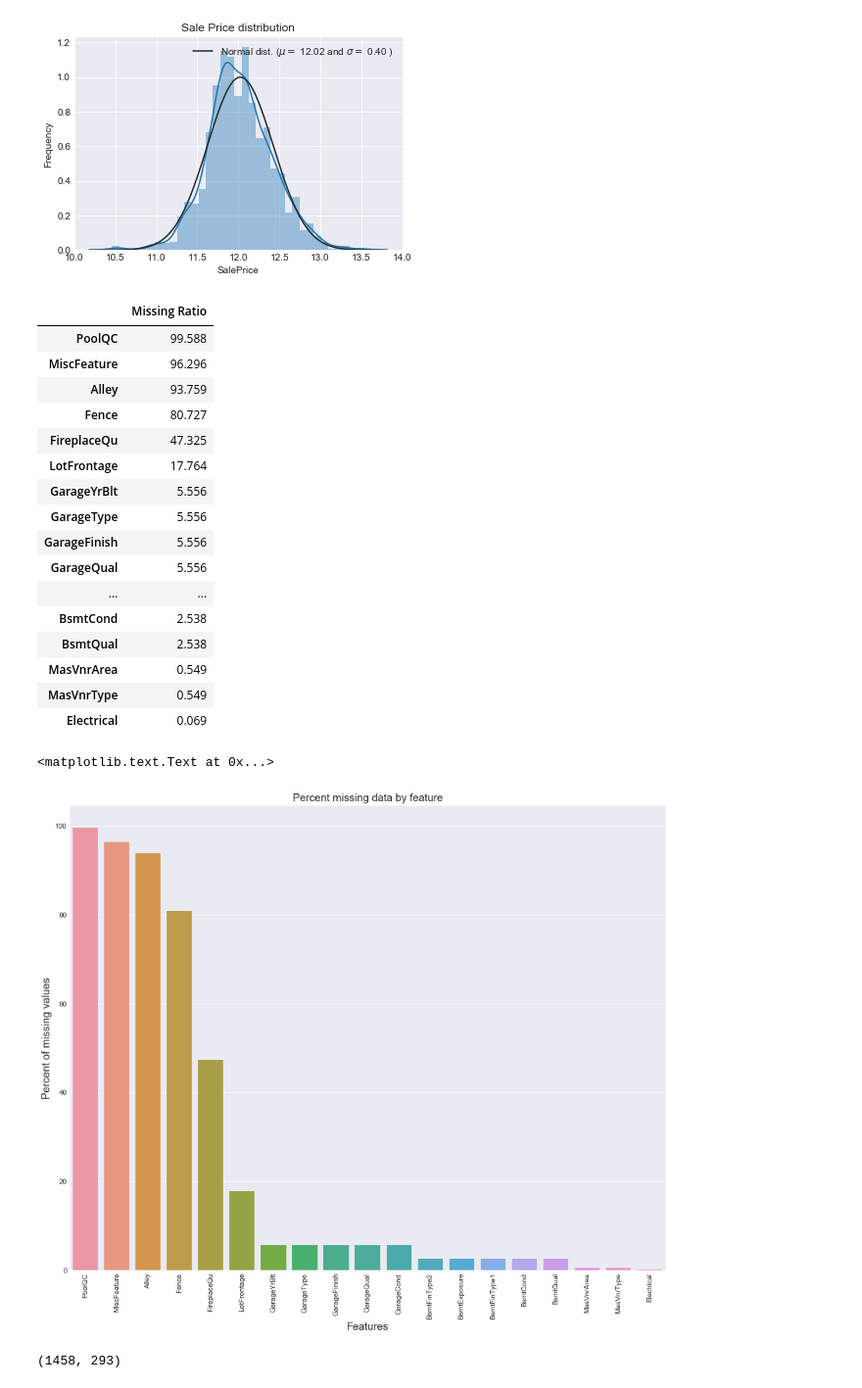
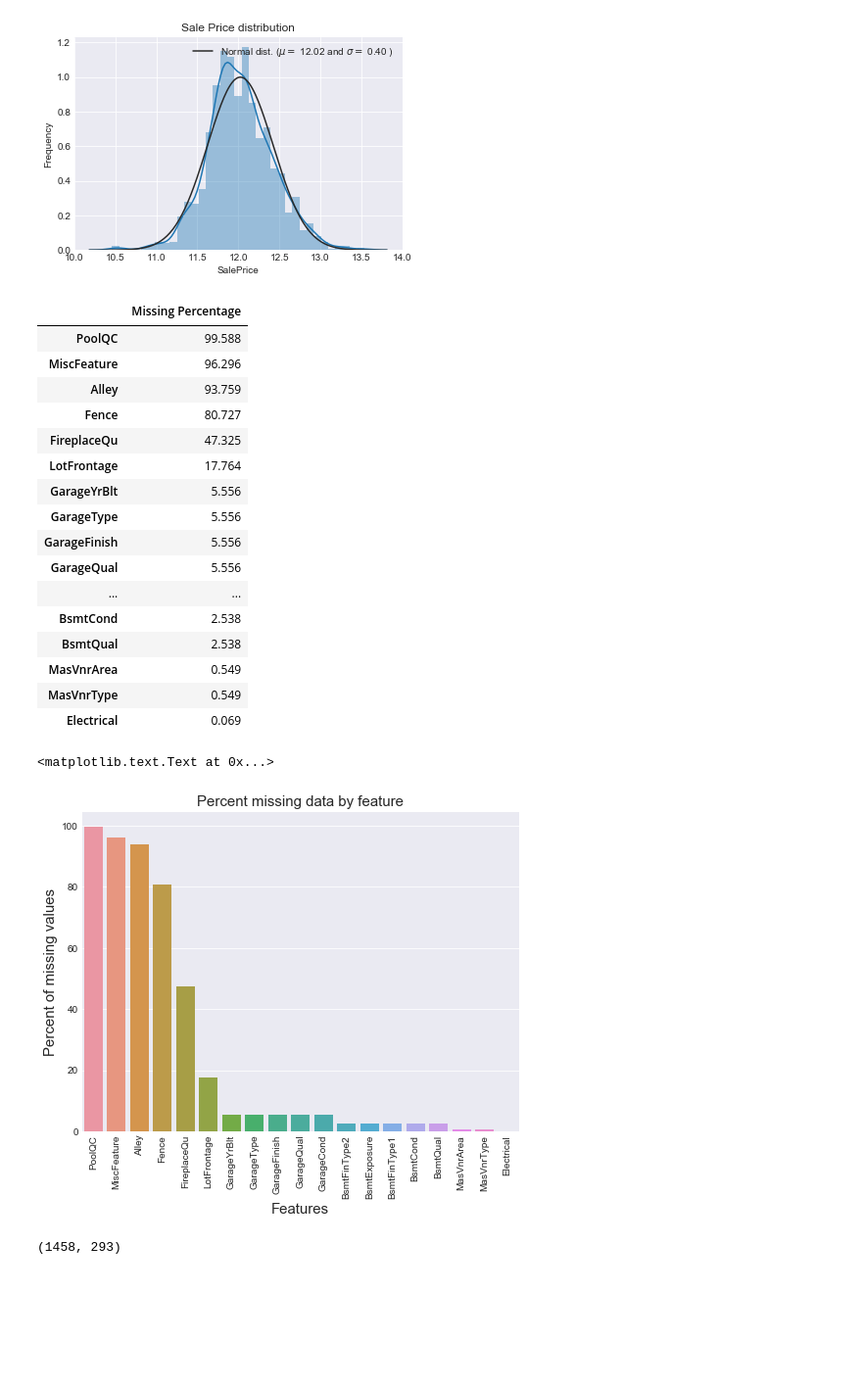
Before and after one commit to vincefav/housing-prices-advanced-regression, a Jupyter notebook: Housing_advanced_regression.ipynb, the cells around one changed output. Shown at 98% size. Saved outputs shown, nothing was run; the diff lists cells and outputs as text; code cells hidden in the pictures; blank space fills up the shorter version.

```diff
--- a/Housing_advanced_regression.ipynb
+++ b/Housing_advanced_regression.ipynb
@@ -91,10 +106,10 @@ sigma =  0.40
 # %%
 all_data_na = (data.isnull().sum() / len(data)) * 100
 all_data_na = all_data_na.drop(all_data_na[all_data_na == 0].index).sort_values(ascending=False)
-missing_data = pd.DataFrame({'Missing Ratio': all_data_na})
+missing_data = pd.DataFrame({'Missing Percentage': all_data_na})
 missing_data.head(20)
 # %% [output]
-|  | Missing Ratio |
+|  | Missing Percentage |
 | PoolQC | 99.588 |
 | MiscFeature | 96.296 |
 | Alley | 93.759 |
@@ -112,15 +127,15 @@ missing_data.head(20)
 | MasVnrType | 0.549 |
 | Electrical | 0.069 |
 # %%
-f, ax = plt.subplots(figsize=(15, 12))
+f, ax = plt.subplots(figsize=(8, 6))
 plt.xticks(rotation='90')
 sns.barplot(x=all_data_na.index, y=all_data_na)
 plt.xlabel('Features', fontsize=15)
 plt.ylabel('Percent of missing values', fontsize=15)
 plt.title('Percent missing data by feature', fontsize=15)
 # %% [output]
 <matplotlib.text.Text at 0x...>
-[figure, old version]
+[figure, new version]
 # %%
 data["PoolQC"] = data["PoolQC"].fillna("None")
 data["MiscFeature"] = data["MiscFeature"].fillna("None")
```
Also changed, not shown: parts of 17 cells of this notebook.
